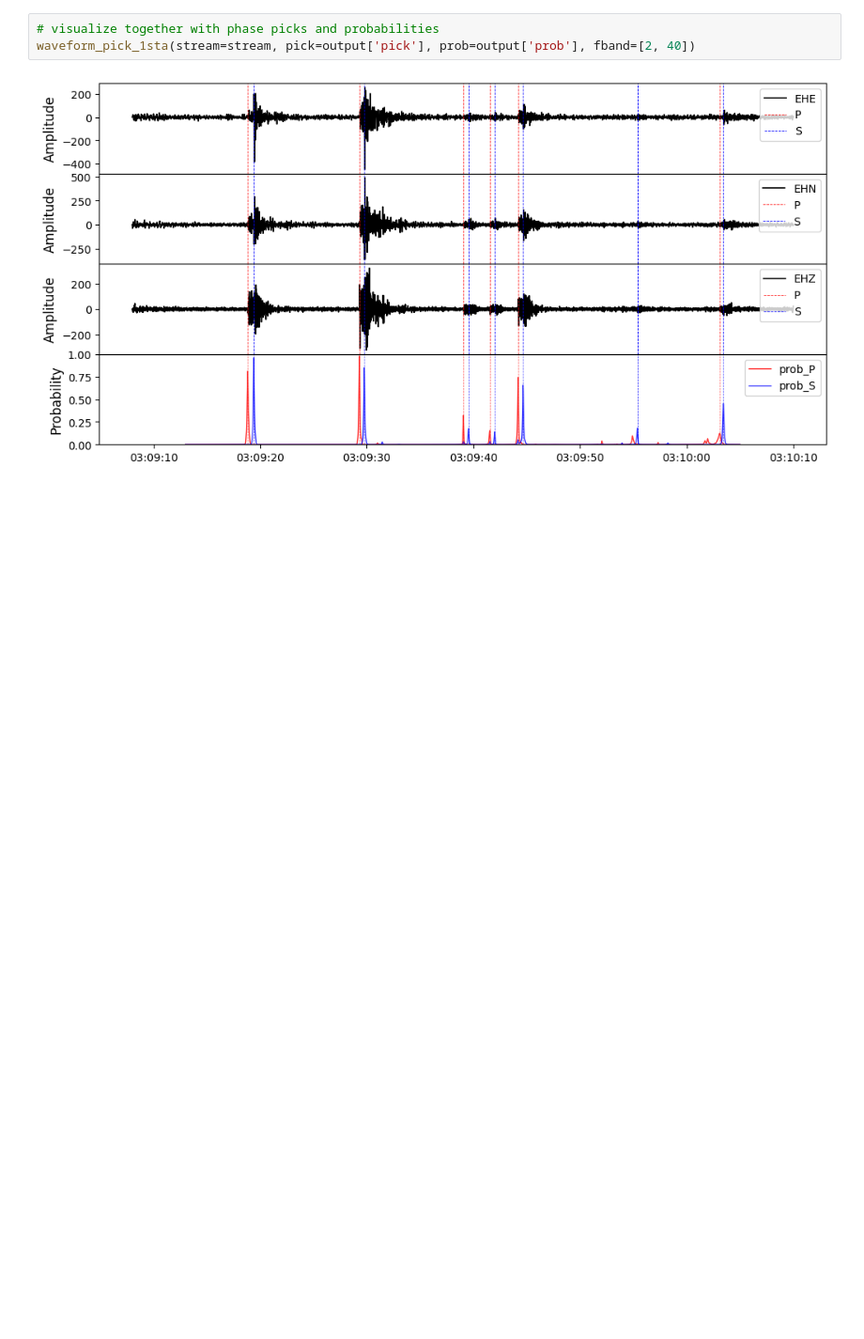
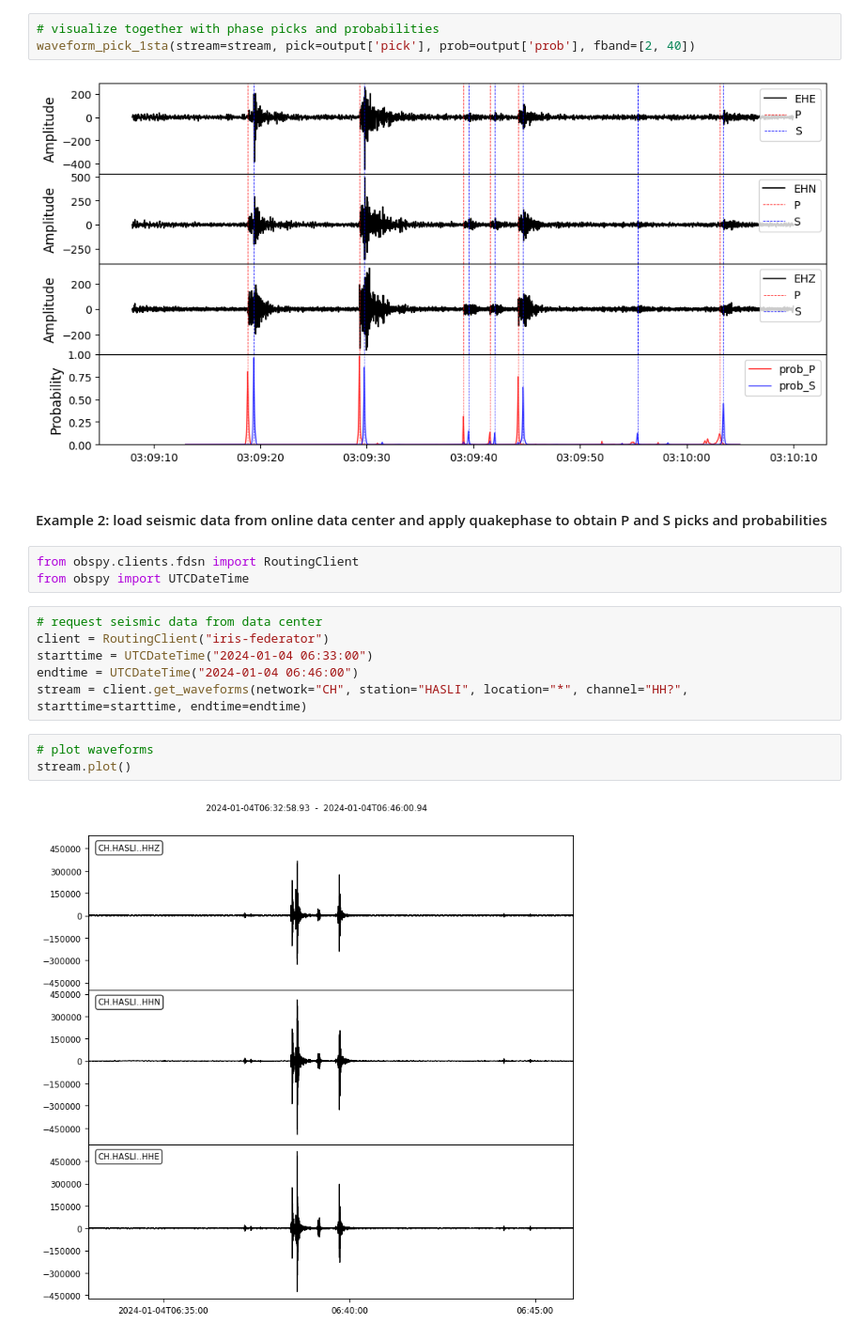
Before and after one commit to speedshi/quakephase, a Jupyter notebook: use_quakephase_example.ipynb, the cells around one changed output. Shown at 94% size. Saved outputs shown, nothing was run; the diff lists cells and outputs as text; blank space fills up the shorter version.

Commit message:
update examples

```diff
--- a/use_quakephase_example.ipynb
+++ b/use_quakephase_example.ipynb
@@ -52,3 +57,19 @@ output['pick'].to_csv('pick.csv', index=False)
 waveform_pick_1sta(stream=stream, pick=output['pick'], prob=output['prob'], fband=[2, 40])
 # %% [output]
 [figure]
+# %% [markdown]
+#### Example 2: load seismic data from online data center and apply quakephase to obtain P and S picks and probabilities
+# %%
+from obspy.clients.fdsn import RoutingClient
+from obspy import UTCDateTime
+# %%
+# request seismic data from data center
+client = RoutingClient("iris-federator")
+starttime = UTCDateTime("2024-01-04 06:33:00")
+endtime = UTCDateTime("2024-01-04 06:46:00")
+stream = client.get_waveforms(network="CH", station="HASLI", location="*", channel="HH?", starttime=starttime, endtime=endtime)
+# %%
+# plot waveforms
+stream.plot()
+# %% [output]
+[figure, added]
```
Also changed, not shown: parts of 10 cells of this notebook, 2 other files.
